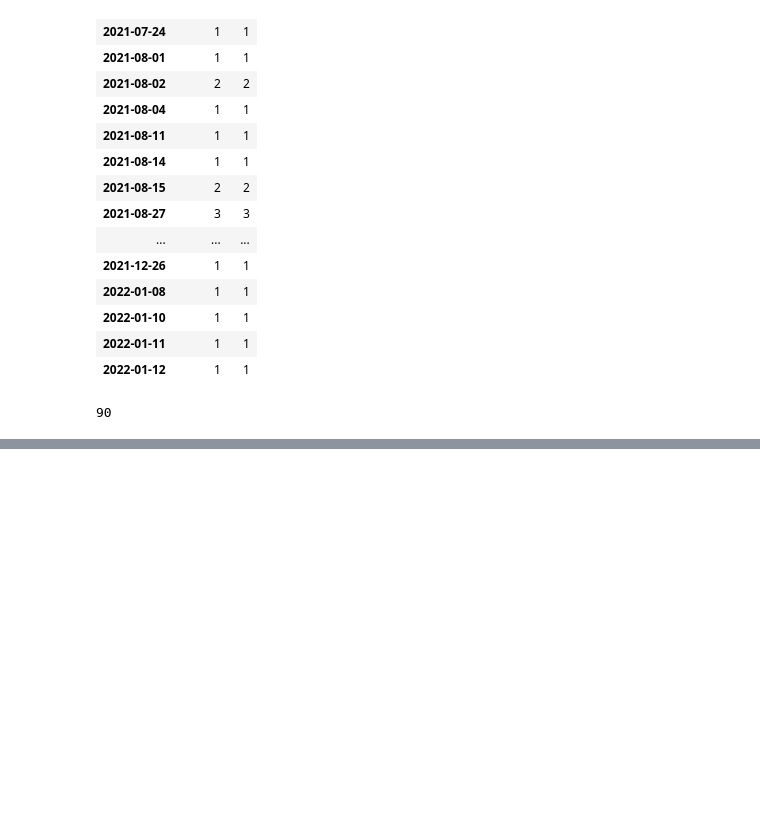
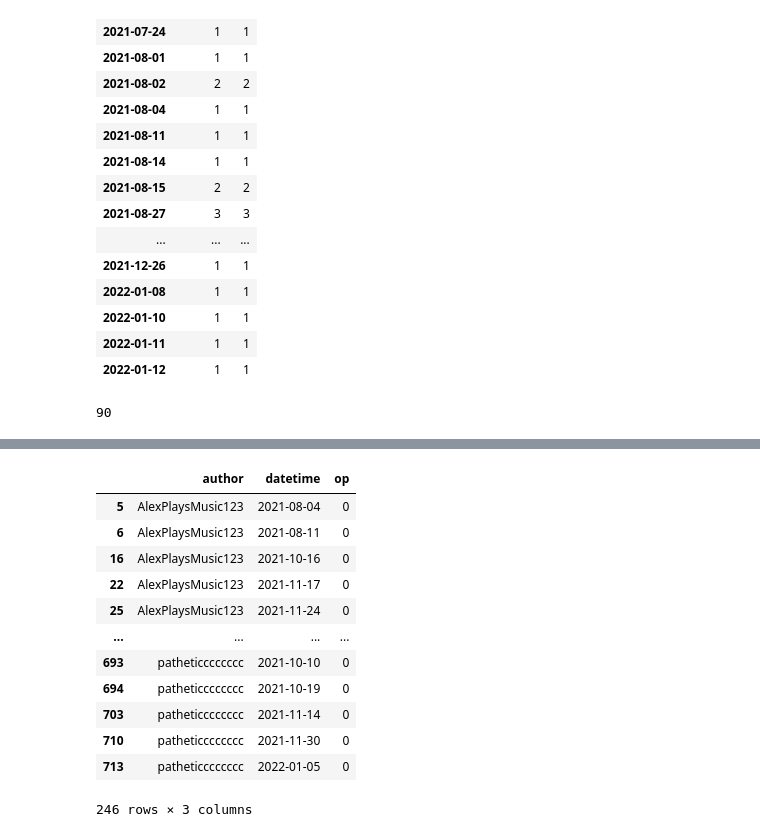
Before and after one commit to sujayk96/SocialAI, a Jupyter notebook: Untitled.ipynb, the cells around one changed output, grey strips where cells are left out. Saved outputs shown, nothing was run; the diff lists cells and outputs as text; code cells hidden in the pictures; blank space fills up the shorter version.

```diff
--- a/Untitled.ipynb
+++ b/Untitled.ipynb
@@ -177,0 +214,4 @@ max(df_viz_1.op)
+# %%
+df_viz2 = df2[["author","datetime","op"]]
+# %%
+df_viz_2 = df_viz2.groupby(["author","datetime"]).sum().reset_index()
@@ -177,0 +220,16 @@ max(df_viz_1.op)
+# %%
+df_viz_2[df_viz_2["op"] == 0]
+# %% [output]
+|  | author | datetime | op |
+| 5 | AlexPlaysMusic123 | 2021-08-04 | 0 |
+| 6 | AlexPlaysMusic123 | 2021-08-11 | 0 |
+| 16 | AlexPlaysMusic123 | 2021-10-16 | 0 |
+| 22 | AlexPlaysMusic123 | 2021-11-17 | 0 |
+| 25 | AlexPlaysMusic123 | 2021-11-24 | 0 |
+| ... | ... | ... | ... |
+| 693 | patheticccccccc | 2021-10-10 | 0 |
+| 694 | patheticccccccc | 2021-10-19 | 0 |
+| 703 | patheticccccccc | 2021-11-14 | 0 |
+| 710 | patheticccccccc | 2021-11-30 | 0 |
+| 713 | patheticccccccc | 2022-01-05 | 0 |
+246 rows × 3 columns
```
Also changed, not shown: parts of 5 cells of this notebook, 6 other files.
